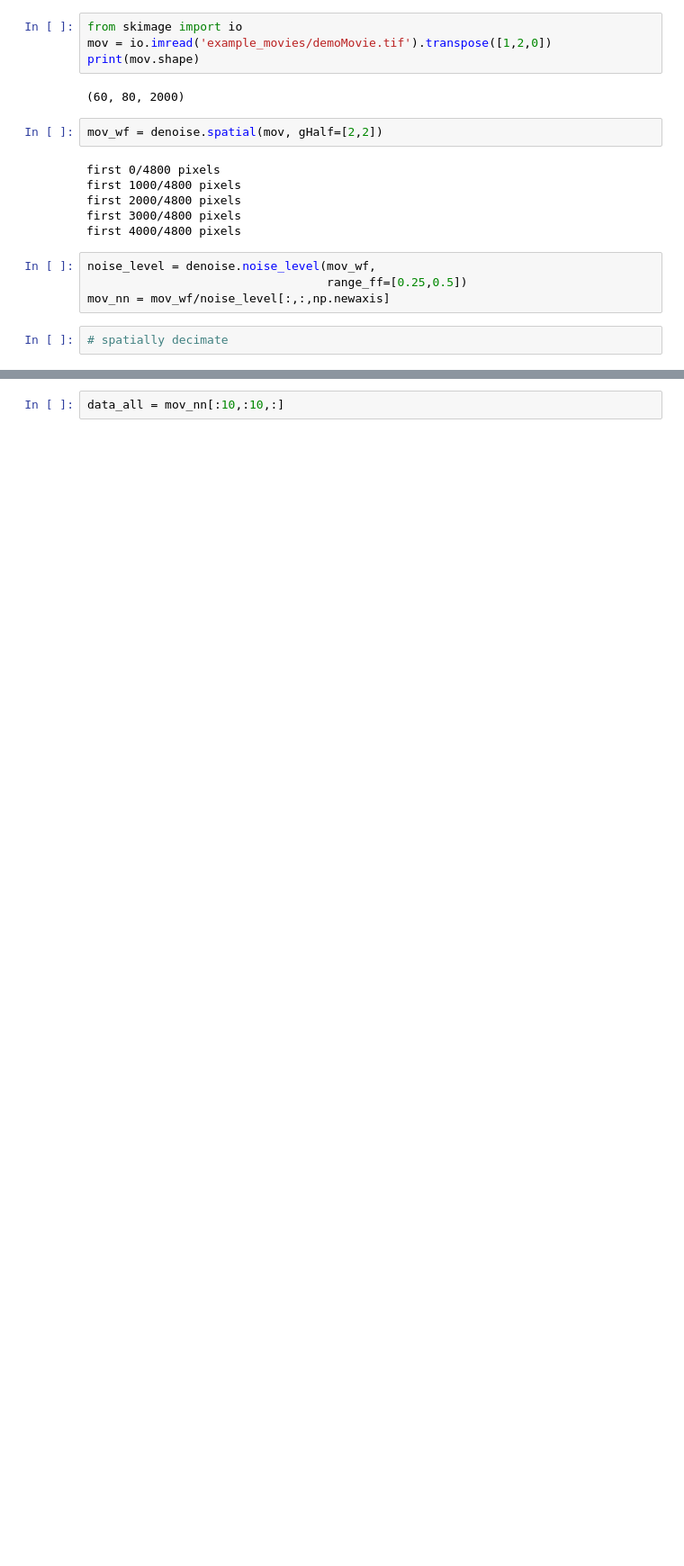
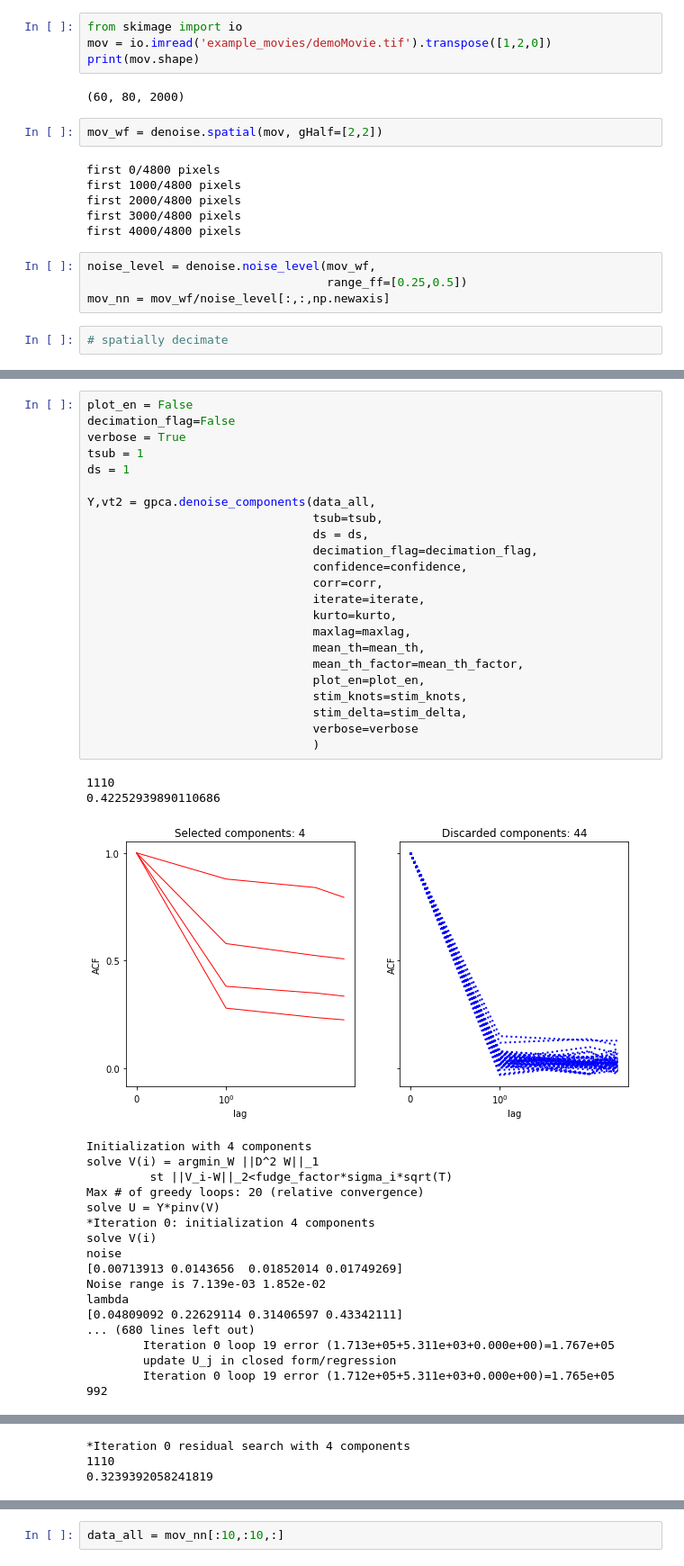
Before and after one commit to ekellbuch/cocaim, a Jupyter notebook: Demo_decimation.ipynb, the cells around one changed output, grey strips where cells are left out. Shown: that part at 90% size. Saved outputs shown, nothing was run; the diff lists cells and outputs as text; blank space fills up the shorter version.

```diff
--- a/Demo_decimation.ipynb
+++ b/Demo_decimation.ipynb
@@ -37,0 +116,44 @@ mov_nn = mov_wf/noise_level[:,:,np.newaxis]
+# %%
+plot_en = False
+decimation_flag=False
+verbose = True
+tsub = 1
+ds = 1
+
+Y,vt2 = gpca.denoise_components(data_all,
+                                tsub=tsub,
+                                ds = ds,
+                                decimation_flag=decimation_flag,
+                                confidence=confidence,
+                                corr=corr,
+                                iterate=iterate,
+                                kurto=kurto,
+                                maxlag=maxlag,
+                                mean_th=mean_th,
+                                mean_th_factor=mean_th_factor,
+                                plot_en=plot_en,
+                                stim_knots=stim_knots,
+                                stim_delta=stim_delta,
+                                verbose=verbose
+                                )
+# %% [output]
+1110
+0.42252939890110686
+[figure, added]
+Initialization with 4 components
+solve V(i) = argmin_W ||D^2 W||_1
+         st ||V_i-W||_2<fudge_factor*sigma_i*sqrt(T)
+Max # of greedy loops: 20 (relative convergence)
+solve U = Y*pinv(V)
+*Iteration 0: initialization 4 components
+solve V(i)
+noise
+[0.00713913 0.0143656  0.01852014 0.01749269]
+Noise range is 7.139e-03 1.852e-02
+lambda
+[0.04809092 0.22629114 0.31406597 0.43342111]
+... (680 lines left out)
+        Iteration 0 loop 19 error (1.713e+05+5.311e+03+0.000e+00)=1.767e+05
+        update U_j in closed form/regression
+        Iteration 0 loop 19 error (1.712e+05+5.311e+03+0.000e+00)=1.765e+05
+992
@@ -37,0 +164,3 @@ mov_nn = mov_wf/noise_level[:,:,np.newaxis]
+*Iteration 0 residual search with 4 components
+1110
+0.3239392058241819
```
Also changed, not shown: parts of 34 cells of this notebook.
